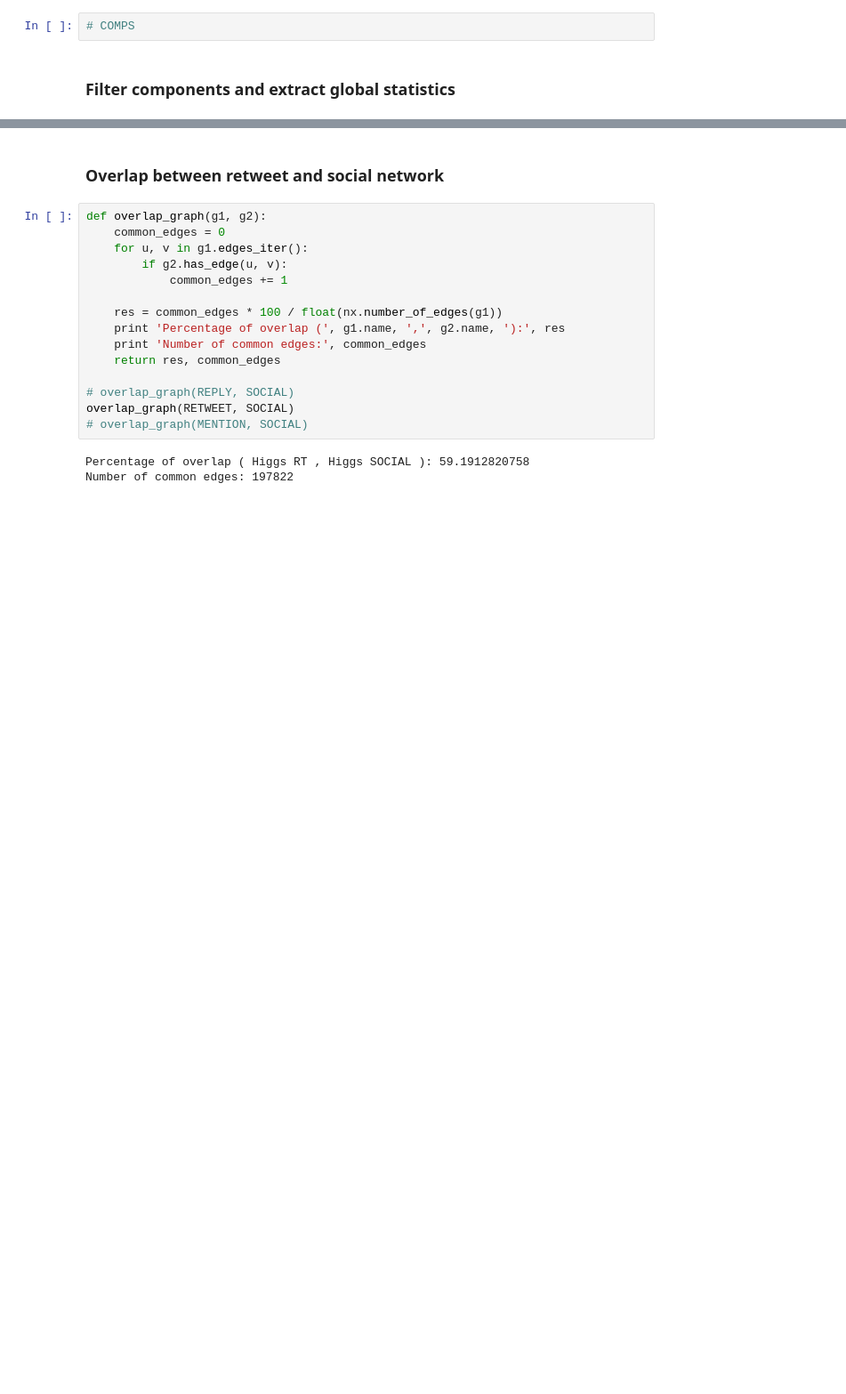
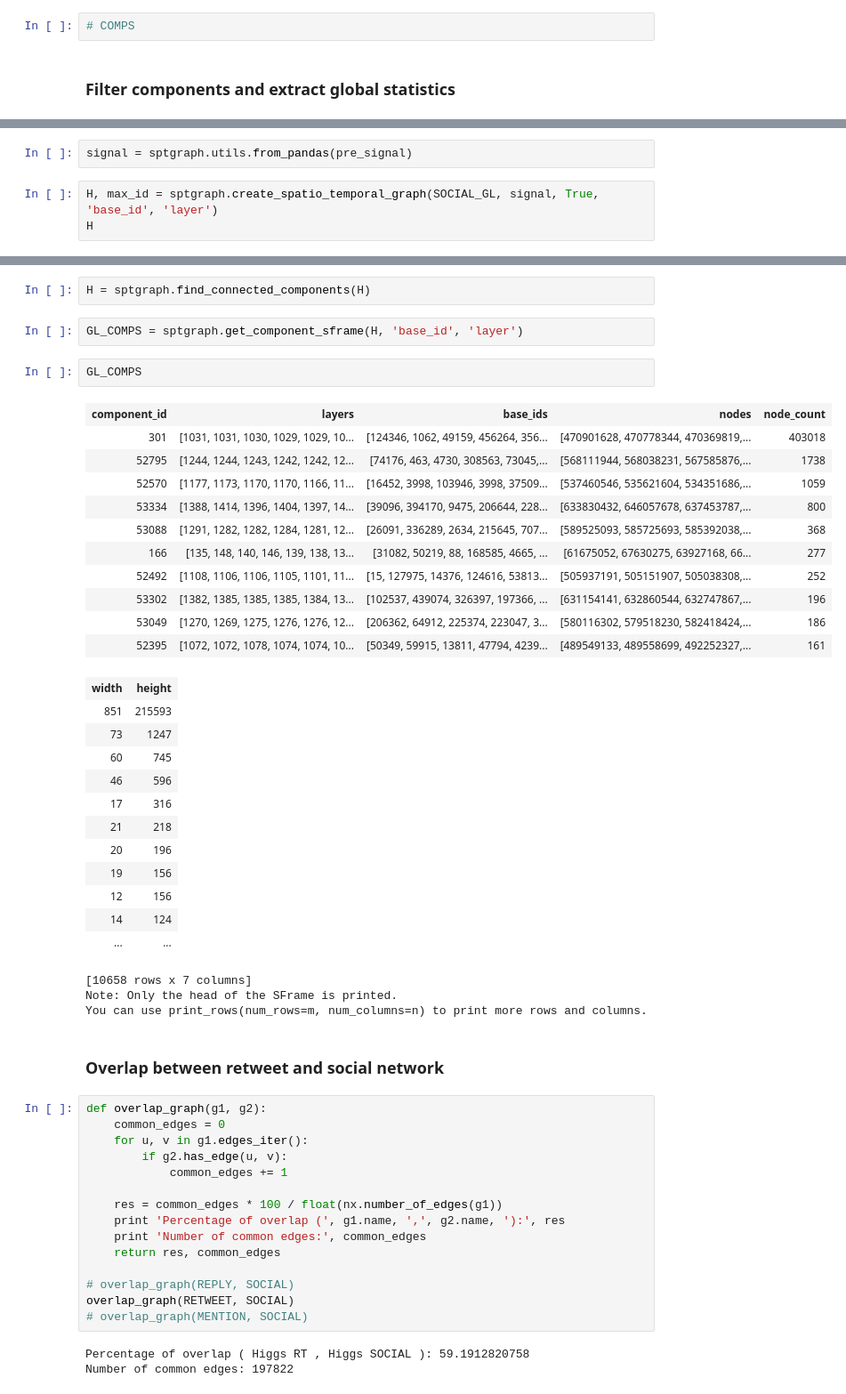
Before and after one commit to GNNX/higgs, a Jupyter notebook: Higgs twitter analysis.ipynb, the cells around one changed output, grey strips where cells are left out. Shown at 89% size. Saved outputs shown, nothing was run; the diff lists cells and outputs as text; blank space fills up the shorter version.

```diff
--- a/Higgs twitter analysis.ipynb
+++ b/Higgs twitter analysis.ipynb
@@ -365,0 +411,5 @@ show(fig)
+# %%
+signal = sptgraph.utils.from_pandas(pre_signal)
+# %%
+H, max_id = sptgraph.create_spatio_temporal_graph(SOCIAL_GL, signal, True, 'base_id', 'layer')
+H
@@ -366,3 +426,36 @@ show(fig)
+# %%
+H = sptgraph.find_connected_components(H)
+# %%
+GL_COMPS = sptgraph.get_component_sframe(H, 'base_id', 'layer')
+# %%
+GL_COMPS
+# %% [output]
+| component_id | layers | base_ids | nodes | node_count |
+| 301 | [1031, 1031, 1030, 1029, 1029, 10... | [124346, 1062, 49159, 456264, 356... | [470901628, 470778344, 470369819,... | 403018 |
+| 52795 | [1244, 1244, 1243, 1242, 1242, 12... | [74176, 463, 4730, 308563, 73045,... | [568111944, 568038231, 567585876,... | 1738 |
+| 52570 | [1177, 1173, 1170, 1170, 1166, 11... | [16452, 3998, 103946, 3998, 37509... | [537460546, 535621604, 534351686,... | 1059 |
+| 53334 | [1388, 1414, 1396, 1404, 1397, 14... | [39096, 394170, 9475, 206644, 228... | [633830432, 646057678, 637453787,... | 800 |
+| 53088 | [1291, 1282, 1282, 1284, 1281, 12... | [26091, 336289, 2634, 215645, 707... | [589525093, 585725693, 585392038,... | 368 |
+| 166 | [135, 148, 140, 146, 139, 138, 13... | [31082, 50219, 88, 168585, 4665, ... | [61675052, 67630275, 63927168, 66... | 277 |
+| 52492 | [1108, 1106, 1106, 1105, 1101, 11... | [15, 127975, 14376, 124616, 53813... | [505937191, 505151907, 505038308,... | 252 |
+| 53302 | [1382, 1385, 1385, 1385, 1384, 13... | [102537, 439074, 326397, 197366, ... | [631154141, 632860544, 632747867,... | 196 |
+| 53049 | [1270, 1269, 1275, 1276, 1276, 12... | [206362, 64912, 225374, 223047, 3... | [580116302, 579518230, 582418424,... | 186 |
+| 52395 | [1072, 1072, 1078, 1074, 1074, 10... | [50349, 59915, 13811, 47794, 4239... | [489549133, 489558699, 492252327,... | 161 |
+| width | height |
+| 851 | 215593 |
+| 73 | 1247 |
+| 60 | 745 |
+| 46 | 596 |
+| 17 | 316 |
+| 21 | 218 |
+| 20 | 196 |
+| 19 | 156 |
+| 12 | 156 |
+| 14 | 124 |
+| ... | ... |
+[10658 rows x 7 columns]
+Note: Only the head of the SFrame is printed.
+You can use print_rows(num_rows=m, num_columns=n) to print more rows and columns.
 # %% [markdown]
 ### Overlap between retweet and social network
 # %%
```
Also changed, not shown: parts of 17 cells of this notebook.
